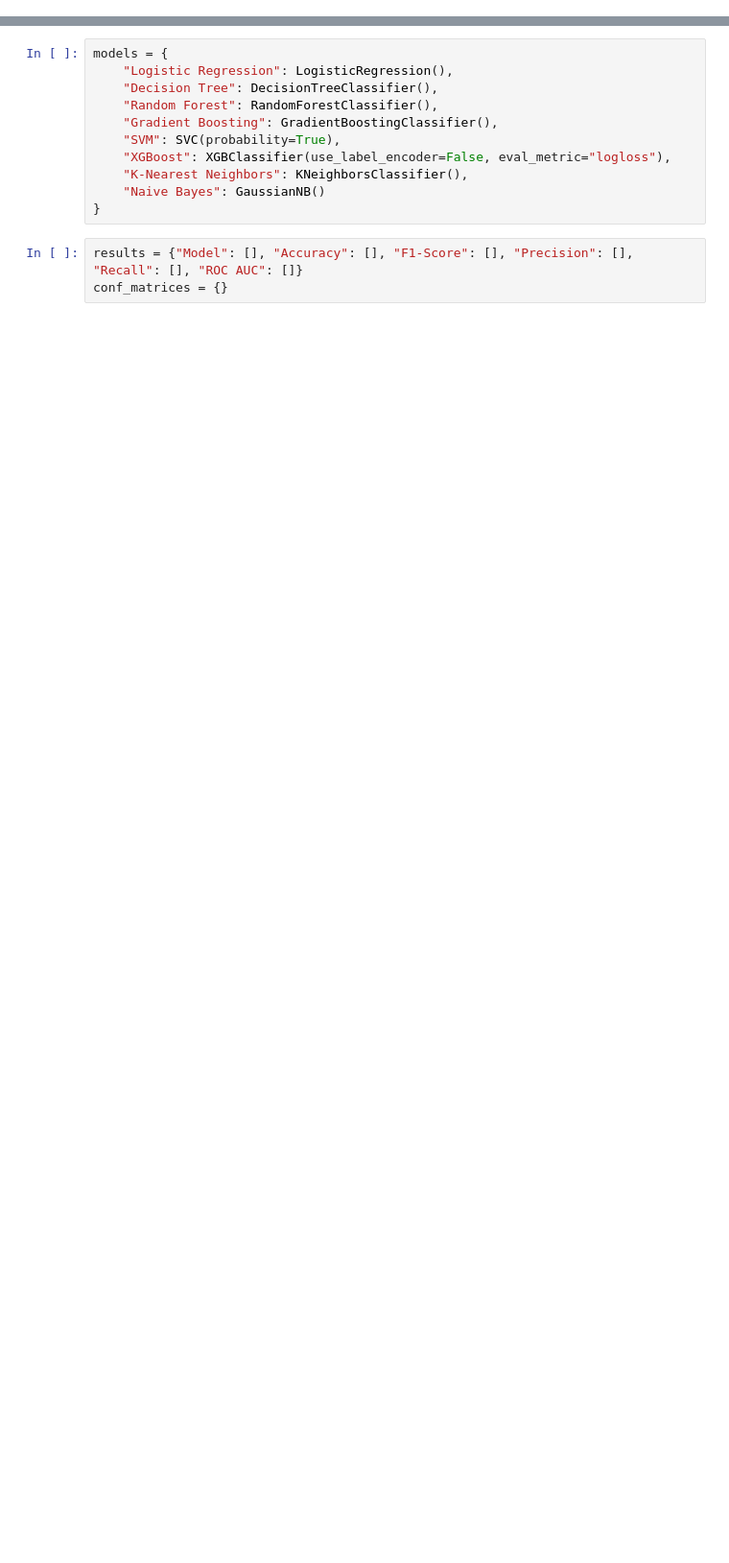
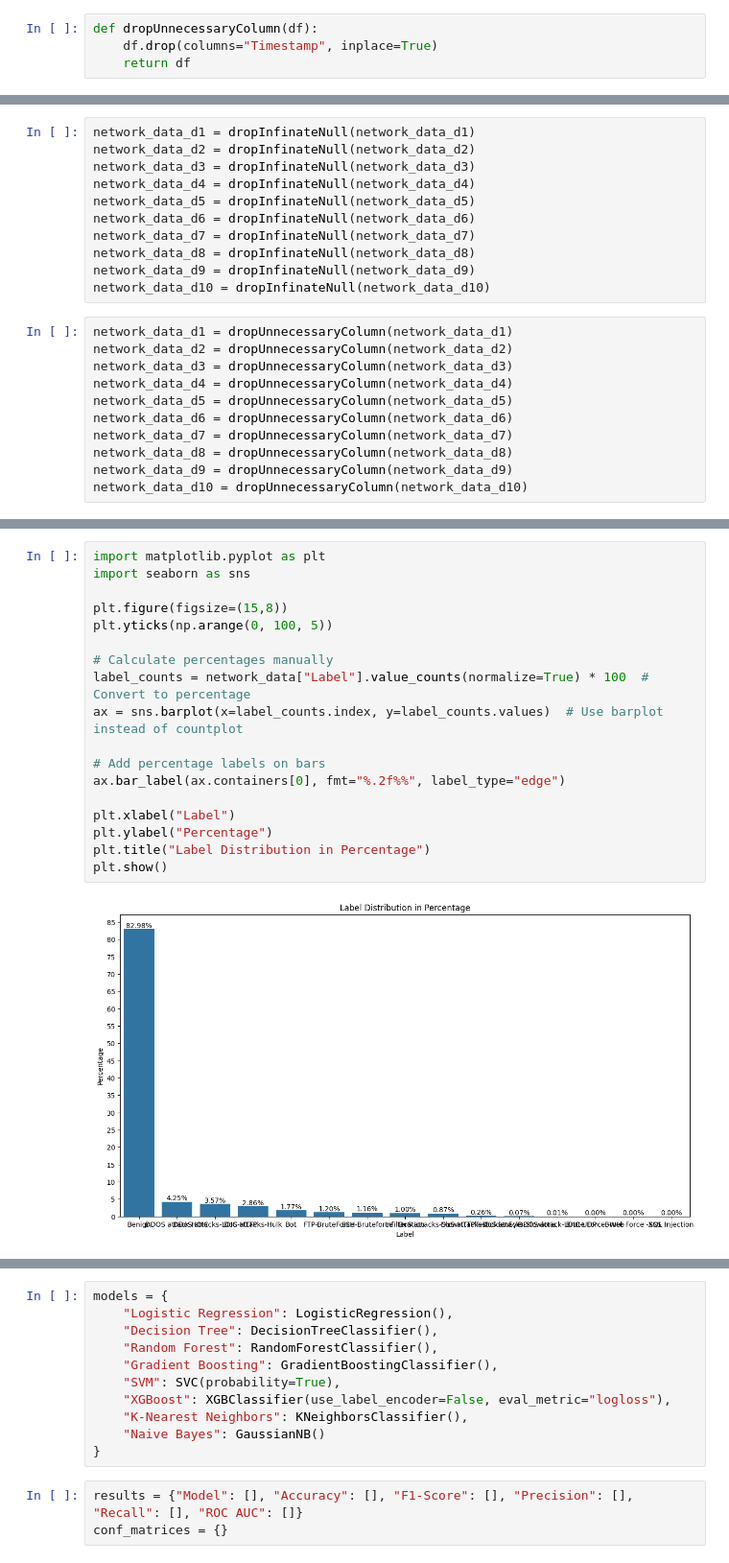
Before and after one commit to prathamk1483/Network-Anomaly-Detection-System, a Jupyter notebook: EDA/main.ipynb, the cells around one changed output, grey strips where cells are left out. Shown at 96% size. Saved outputs shown, nothing was run; the diff lists cells and outputs as text; blank space fills up the shorter version.

```diff
--- a/EDA/main.ipynb
+++ b/EDA/main.ipynb
@@ -88,0 +136,4 @@ X_train, X_test, y_train, y_test = train_test_split(X, y, test_size=0.2, random_
+# %%
+def dropUnnecessaryColumn(df):
+    df.drop(columns="Timestamp", inplace=True)
+    return df
@@ -88,0 +216,22 @@ X_train, X_test, y_train, y_test = train_test_split(X, y, test_size=0.2, random_
+# %%
+network_data_d1 = dropInfinateNull(network_data_d1)
+network_data_d2 = dropInfinateNull(network_data_d2)
+network_data_d3 = dropInfinateNull(network_data_d3)
+network_data_d4 = dropInfinateNull(network_data_d4)
+network_data_d5 = dropInfinateNull(network_data_d5)
+network_data_d6 = dropInfinateNull(network_data_d6)
+network_data_d7 = dropInfinateNull(network_data_d7)
+network_data_d8 = dropInfinateNull(network_data_d8)
+network_data_d9 = dropInfinateNull(network_data_d9)
+network_data_d10 = dropInfinateNull(network_data_d10)
+# %%
+network_data_d1 = dropUnnecessaryColumn(network_data_d1)
+network_data_d2 = dropUnnecessaryColumn(network_data_d2)
+network_data_d3 = dropUnnecessaryColumn(network_data_d3)
+network_data_d4 = dropUnnecessaryColumn(network_data_d4)
+network_data_d5 = dropUnnecessaryColumn(network_data_d5)
+network_data_d6 = dropUnnecessaryColumn(network_data_d6)
+network_data_d7 = dropUnnecessaryColumn(network_data_d7)
+network_data_d8 = dropUnnecessaryColumn(network_data_d8)
+network_data_d9 = dropUnnecessaryColumn(network_data_d9)
+network_data_d10 = dropUnnecessaryColumn(network_data_d10)
@@ -88,0 +294,20 @@ X_train, X_test, y_train, y_test = train_test_split(X, y, test_size=0.2, random_
+# %%
+import matplotlib.pyplot as plt
+import seaborn as sns
+
+plt.figure(figsize=(15,8))
+plt.yticks(np.arange(0, 100, 5))
+
+# Calculate percentages manually
+label_counts = network_data["Label"].value_counts(normalize=True) * 100  # Convert to percentage
+ax = sns.barplot(x=label_counts.index, y=label_counts.values)  # Use barplot instead of countplot
+
+# Add percentage labels on bars
+ax.bar_label(ax.containers[0], fmt="%.2f%%", label_type="edge")
+
+plt.xlabel("Label")
+plt.ylabel("Percentage")
+plt.title("Label Distribution in Percentage")
+plt.show()
+# %% [output]
+[figure, added]
```
Also changed, not shown: parts of 42 cells of this notebook.
